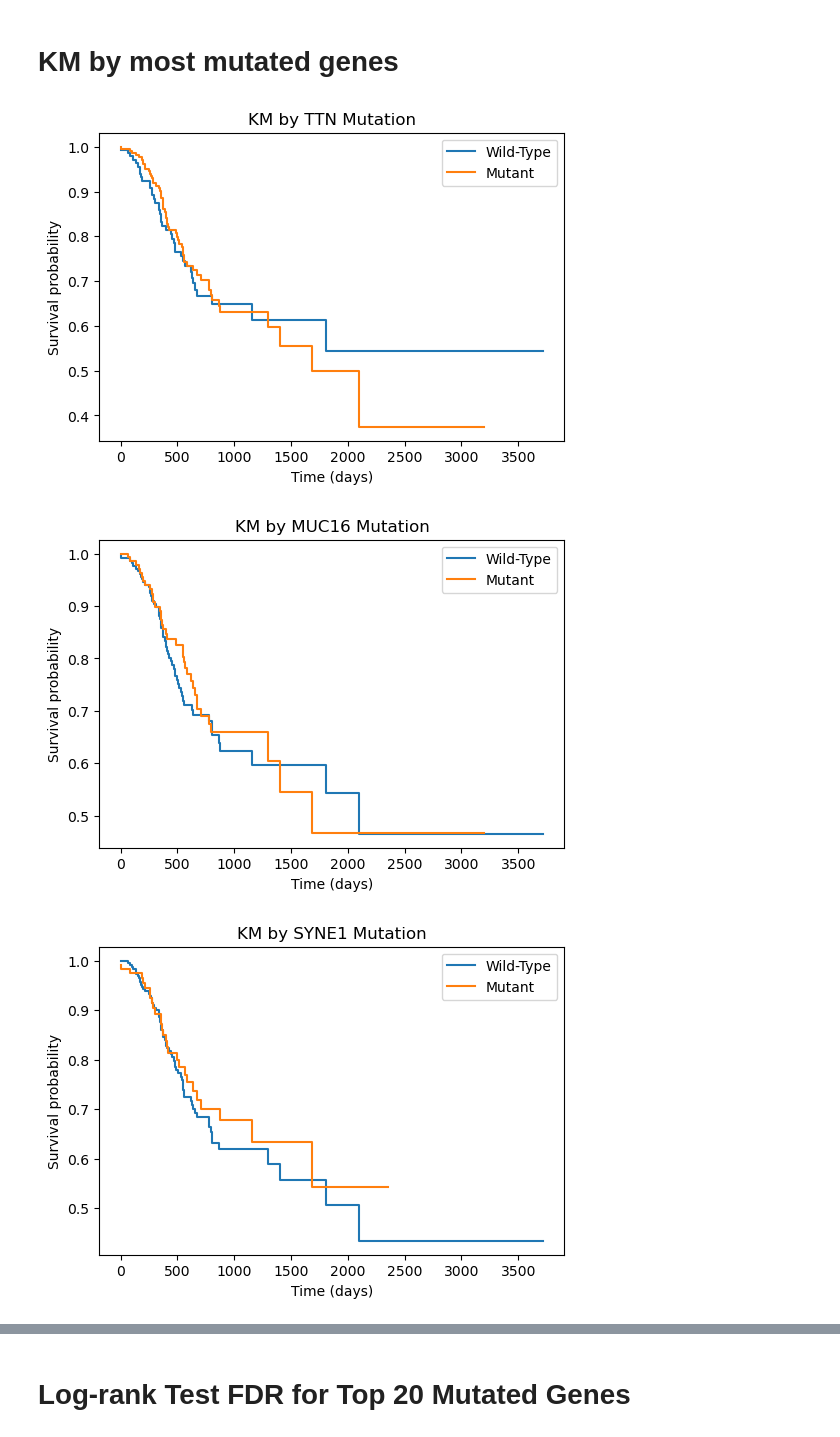
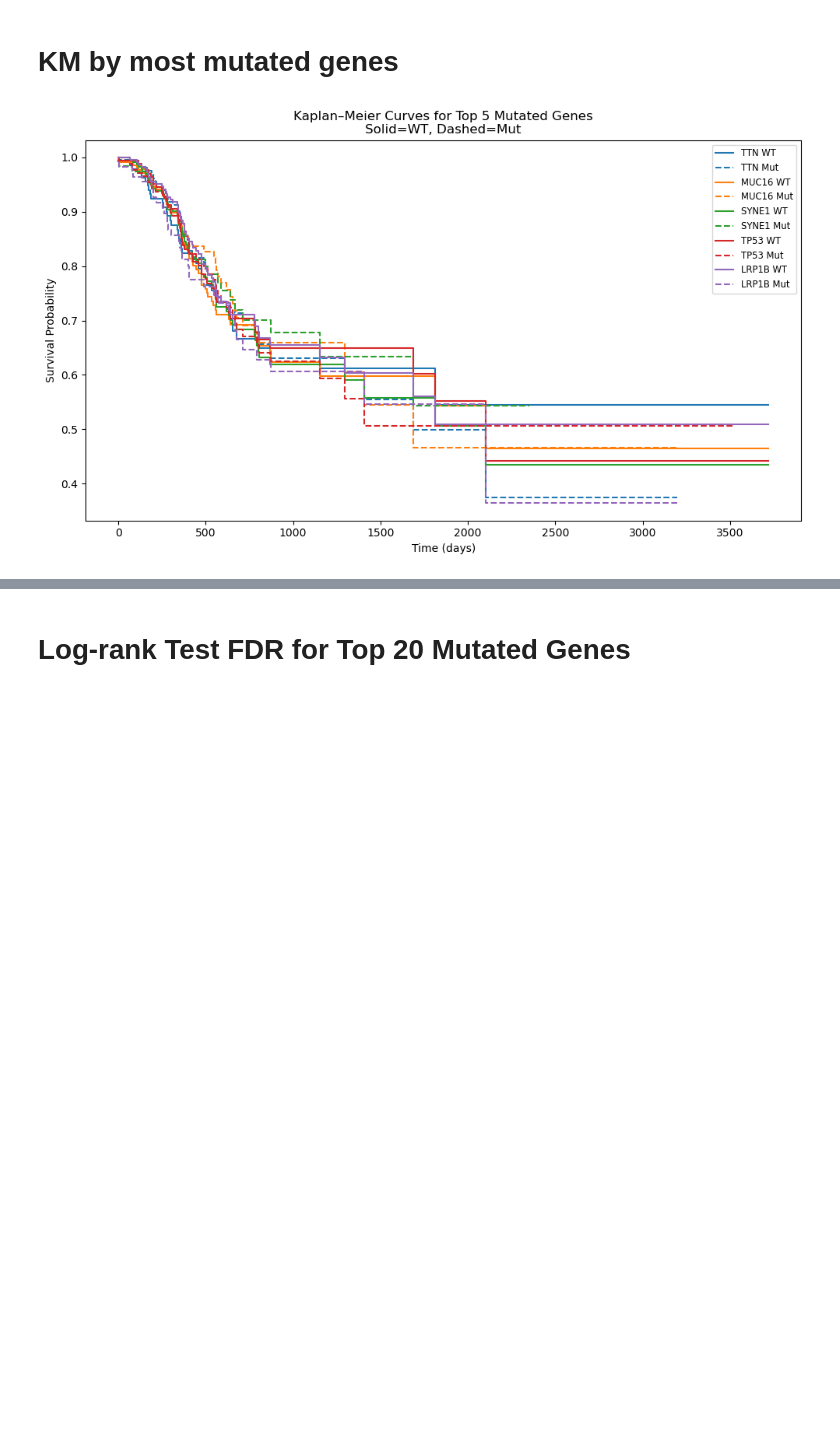
Before and after one commit to anl078/ECE204Repo, a Jupyter notebook: project4/test.ipynb, the cells around one changed output, grey strips where cells are left out. Cells and saved outputs as stored; diff of their text form; code cells hidden in the pictures; blank space fills up the shorter version.

```diff
--- a/project4/test.ipynb
+++ b/project4/test.ipynb
@@ -385,62 +385,81 @@ import numpy as np
 import matplotlib.pyplot as plt
 from lifelines import KaplanMeierFitter, CoxPHFitter
 from lifelines.statistics import logrank_test
+
+# Assume somatic_mut and patient_meta are already loaded and preprocessed
 
 top_genes = (
     somatic_mut['Hugo_Symbol']
     .value_counts()
     .nlargest(5)
     .index
     .tolist()
 )
 
 results = []
 
-for gene in top_genes:
+# Prepare combined KM plot
+colors = plt.cm.tab10.colors
+kmf = KaplanMeierFitter()
+fig, ax = plt.subplots(figsize=(10, 6))
+
+for i, gene in enumerate(top_genes):
+    # mark mutation status
     patient_meta[f'{gene}_mut'] = np.where(
         patient_meta['patient_id'].isin(
-            somatic_mut[somatic_mut['Hugo_Symbol']==gene]['patient_id']),
+            somatic_mut[somatic_mut['Hugo_Symbol'] == gene]['patient_id']
+        ),
         1, 0
     )
 
-    kmf = KaplanMeierFitter()
-    plt.figure(figsize=(6,4))
-    for status, label in [(0, 'Wild-Type'), (1, 'Mutant')]:
-        sub = patient_meta[patient_meta[f'{gene}_mut']==status]
-        kmf.fit(sub['DSS.time'], sub['DSS'], label=label)
-        kmf.plot_survival_function(ci_show=False)
-    plt.title(f"KM by {gene} Mutation")
-    plt.xlabel("Time (days)")
-    plt.ylabel("Survival probability")
-    plt.show()
+    color = colors[i % len(colors)]
+    # plot Wild-Type
+    wt = patient_meta[patient_meta[f'{gene}_mut'] == 0]
+    kmf.fit(wt['DSS.time'], event_observed=wt['DSS'], label=f"{gene} WT")
+    kmf.plot_survival_function(ax=ax, ci_show=False,
+                               color=color, linestyle='-')
+    # plot Mutant
+    mut = patient_meta[patient_meta[f'{gene}_mut'] == 1]
+    kmf.fit(mut['DSS.time'], event_observed=mut['DSS'], label=f"{gene} Mut")
+    kmf.plot_survival_function(ax=ax, ci_show=False,
+                               color=color, linestyle='--')
 
+    # log-rank test
     lr = logrank_test(
-        patient_meta.loc[patient_meta[f'{gene}_mut']==0, 'DSS.time'],
-        patient_meta.loc[patient_meta[f'{gene}_mut']==1, 'DSS.time'],
-        event_observed_A=patient_meta.loc[patient_meta[f'{gene}_mut']==0, 'DSS'],
-        event_observed_B=patient_meta.loc[patient_meta[f'{gene}_mut']==1, 'DSS']
+        wt['DSS.time'], mut['DSS.time'],
+        event_observed_A=wt['DSS'], event_observed_B=mut['DSS']
     )
 
-
-    cph_df = patient_meta[['DSS.time','DSS','age_at_initial_pathologic_diagnosis','gender', f'{gene}_mut']].copy()
-    cph_df = pd.get_dummies(cph_df, columns=['gender'], drop_first=True)
-    cph_df = cph_df.dropna()
+    # CoxPH (age + gender)
+    cph_df = patient_meta[[
+        'DSS.time', 'DSS',
+        'age_at_initial_pathologic_diagnosis',
+        'gender', f'{gene}_mut'
+    ]].copy()
+    cph_df = pd.get_dummies(cph_df, columns=['gender'], drop_first=True).dropna()
     cph = CoxPHFitter()
     cph.fit(cph_df, duration_col='DSS.time', event_col='DSS')
     hr = np.exp(cph.params_[f'{gene}_mut'])
-    ci = cph.confidence_intervals_.loc[f'{gene}_mut'].values
+    ci_low, ci_up = cph.confidence_intervals_.loc[f'{gene}_mut'].values
 
     results.append({
         'gene': gene,
         'logrank_p': lr.p_value,
         'coxHR': hr,
-        'HR_CI_lower': ci[0],
-        'HR_CI_upper': ci[1]
+        'HR_CI_lower': ci_low,
+        'HR_CI_upper': ci_up
     })
 
+# finalize KM plot
+ax.set_title("Kaplan–Meier Curves for Top 5 Mutated Genes\nSolid=WT, Dashed=Mut")
+ax.set_xlabel("Time (days)")
+ax.set_ylabel("Survival Probability")
+ax.legend(loc='best', fontsize='small')
+plt.tight_layout()
+plt.show()
+
+# compile and print results
 res_df = pd.DataFrame(results)
 print(res_df)
 # %% [output]
-[figure, old version]
+[figure, new version]
-[figure, removed]
-[figure, removed]
```
Also changed, not shown: parts of 1 cell of this notebook.
